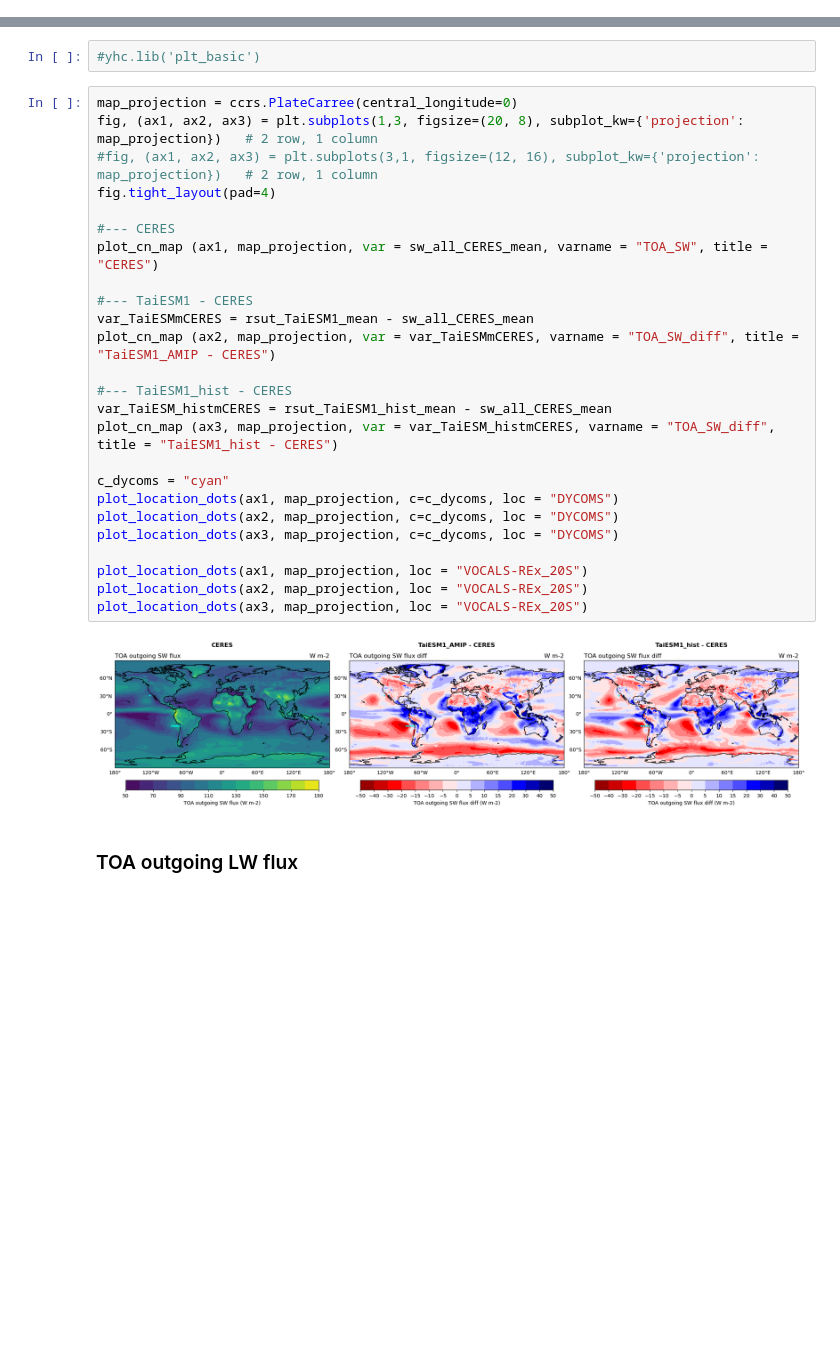
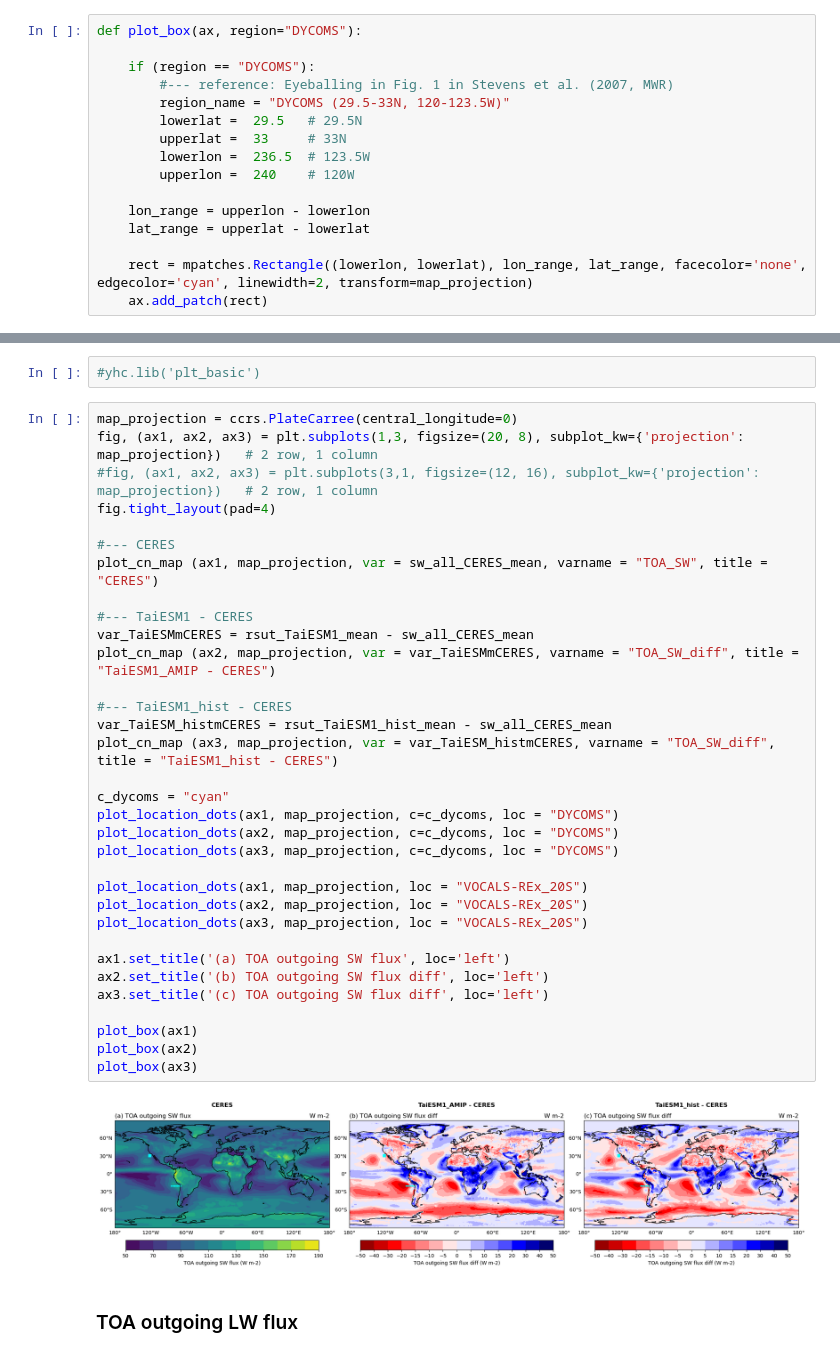
Before and after one commit to yihsuanchen/TaiESM1_Sc_diag, a Jupyter notebook: amip_coupled/plot/plot-cn_map-amip_hist.ipynb, the cells around one changed output, grey strips where cells are left out. Cells and saved outputs as stored; diff of their text form; blank space fills up the shorter version.

Commit message:
add (a), (b) and plot DYCOMS region box

```diff
--- a/amip_coupled/plot/plot-cn_map-amip_hist.ipynb
+++ b/amip_coupled/plot/plot-cn_map-amip_hist.ipynb
@@ -208,3 +228,19 @@ if (do_test):
+# %%
+def plot_box(ax, region="DYCOMS"):
+
+    if (region == "DYCOMS"):
+        #--- reference: Eyeballing in Fig. 1 in Stevens et al. (2007, MWR)
+        region_name = "DYCOMS (29.5-33N, 120-123.5W)"
+        lowerlat =  29.5   # 29.5N
+        upperlat =  33     # 33N
+        lowerlon =  236.5  # 123.5W
+        upperlon =  240    # 120W
+
+    lon_range = upperlon - lowerlon
+    lat_range = upperlat - lowerlat
+
+    rect = mpatches.Rectangle((lowerlon, lowerlat), lon_range, lat_range, facecolor='none', edgecolor='cyan', linewidth=2, transform=map_projection)
+    ax.add_patch(rect)
 # %% [markdown]
 ### plot_cn_map
 # %%
@@ -306,30 +342,38 @@ if (do_test):
 # %%
 map_projection = ccrs.PlateCarree(central_longitude=0)
 fig, (ax1, ax2, ax3) = plt.subplots(1,3, figsize=(20, 8), subplot_kw={'projection': map_projection})   # 2 row, 1 column
 #fig, (ax1, ax2, ax3) = plt.subplots(3,1, figsize=(12, 16), subplot_kw={'projection': map_projection})   # 2 row, 1 column
 fig.tight_layout(pad=4)
 
 #--- CERES
 plot_cn_map (ax1, map_projection, var = sw_all_CERES_mean, varname = "TOA_SW", title = "CERES")
 
 #--- TaiESM1 - CERES
 var_TaiESMmCERES = rsut_TaiESM1_mean - sw_all_CERES_mean
 plot_cn_map (ax2, map_projection, var = var_TaiESMmCERES, varname = "TOA_SW_diff", title = "TaiESM1_AMIP - CERES")
 
 #--- TaiESM1_hist - CERES
 var_TaiESM_histmCERES = rsut_TaiESM1_hist_mean - sw_all_CERES_mean
 plot_cn_map (ax3, map_projection, var = var_TaiESM_histmCERES, varname = "TOA_SW_diff", title = "TaiESM1_hist - CERES")
 
 c_dycoms = "cyan"
 plot_location_dots(ax1, map_projection, c=c_dycoms, loc = "DYCOMS")
 plot_location_dots(ax2, map_projection, c=c_dycoms, loc = "DYCOMS")
 plot_location_dots(ax3, map_projection, c=c_dycoms, loc = "DYCOMS")
 
 plot_location_dots(ax1, map_projection, loc = "VOCALS-REx_20S")
 plot_location_dots(ax2, map_projection, loc = "VOCALS-REx_20S")
 plot_location_dots(ax3, map_projection, loc = "VOCALS-REx_20S")
+
+ax1.set_title('(a) TOA outgoing SW flux', loc='left')
+ax2.set_title('(b) TOA outgoing SW flux diff', loc='left')
+ax3.set_title('(c) TOA outgoing SW flux diff', loc='left')
+
+plot_box(ax1)
+plot_box(ax2)
+plot_box(ax3)
 # %% [output]
-[figure, old version]
+[figure, new version]
 # %% [markdown]
 ### TOA outgoing LW flux
 # %%
```
Also changed, not shown: parts of 2 cells of this notebook.
